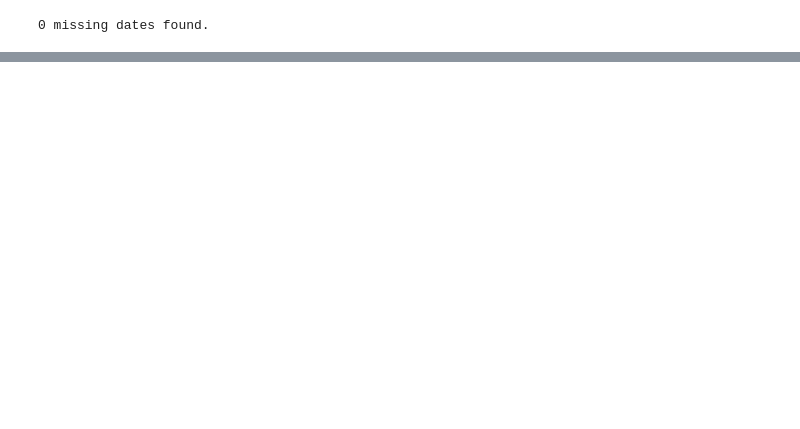
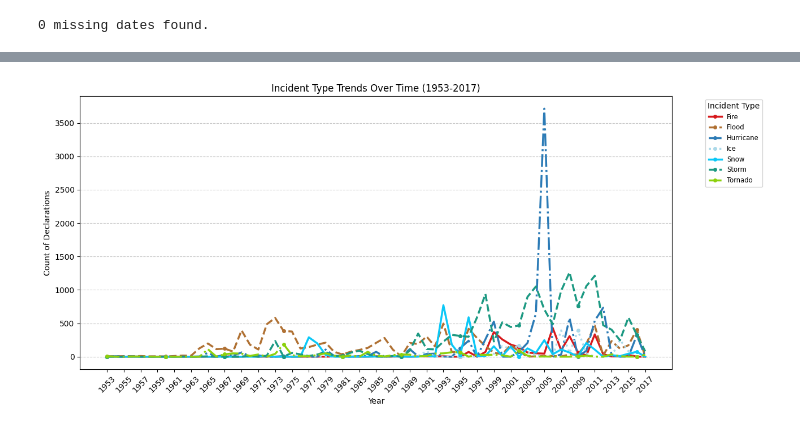
Before and after one commit to GKSJ19/USND, a Jupyter notebook: notebooks/analysis.ipynb, the cells around one changed output, grey strips where cells are left out. Saved outputs shown, nothing was run; the diff lists cells and outputs as text; code cells hidden in the pictures; blank space fills up the shorter version.

```diff
--- a/notebooks/analysis.ipynb
+++ b/notebooks/analysis.ipynb
@@ -26,0 +41,32 @@ plt.show()
+# %%
+plt.figure(figsize=(13, 6))
+type_counts = df['Incident type'].value_counts().head(7).index
+type_trends = df[df['Incident type'].isin(type_counts)].groupby(['year', 'Incident type']).size().unstack(fill_value=0)
+
+colors = ['#d7191c', "#b07133", '#2c7bb6', '#abd9e9', "#0bc8f7", "#1c9982", "#8cd10d"]
+line_styles = ['-', '--', '-.', ':']
+
+for i, column in enumerate(type_trends.columns):
+    plt.plot(type_trends.index,
+             type_trends[column],
+             label=column,
+             color=colors[i],
+             linestyle=line_styles[i % len(line_styles)],
+             linewidth=2.5,
+             marker='o',
+             markersize=4,
+             markevery=7)
+
+plt.title('Incident Type Trends Over Time (1953-2017)')
+plt.xlabel('Year')
+plt.ylabel('Count of Declarations')
+
+plt.xticks(range(int(type_trends.index.min()), int(type_trends.index.max()) + 1, 2), rotation=45)
+
+plt.legend(title='Incident Type', bbox_to_anchor=(1.05, 1), loc='upper left', fontsize='small')
+
+plt.grid(axis='y', linestyle='--', alpha=0.7)
+plt.tight_layout()
+plt.show()
+# %% [output]
+[figure, added]
```
Also changed, not shown: parts of 4 cells of this notebook, 1 other file.
